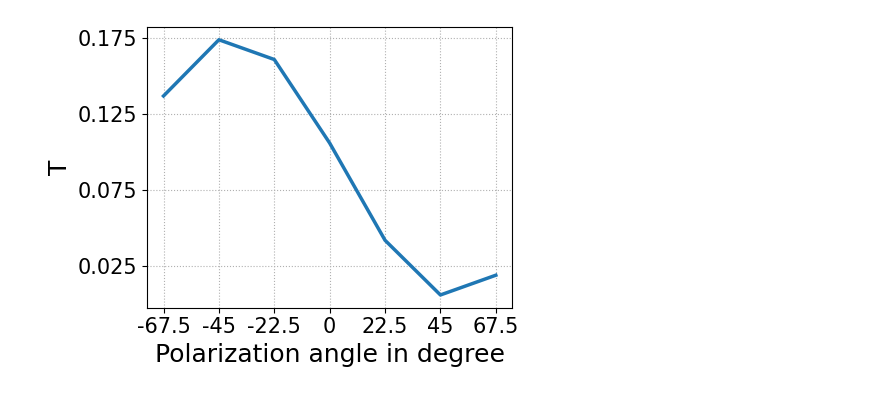
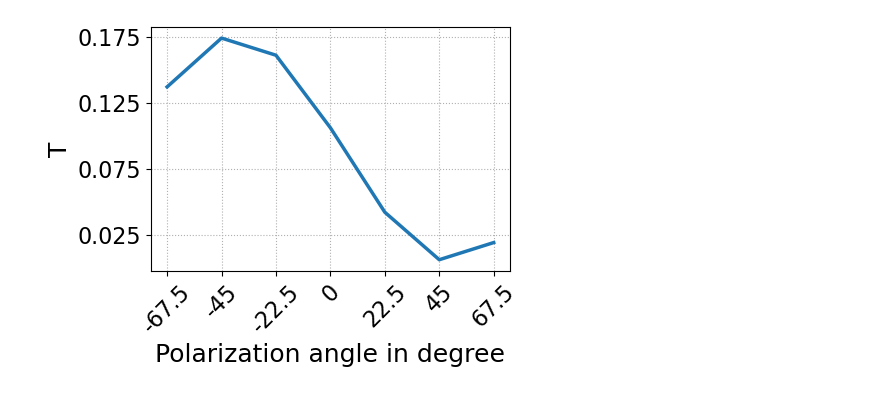
Before and after one commit to TobsTha/BA_code, a Jupyter notebook: Graphics/Polarization_sweep/polarization_sweep.ipynb, the cells around one changed output. Cells and saved outputs as stored; diff of their text form; code cells hidden in the pictures.

```diff
--- a/Graphics/Polarization_sweep/polarization_sweep.ipynb
+++ b/Graphics/Polarization_sweep/polarization_sweep.ipynb
@@ -5,27 +5,29 @@ import pandas as pd
 # %%
 angles = [-67.5, -45, -22.5, 0, 22.5, 45, 67.5]
 transmission = [0.137, 0.174, 0.161, 0.106, 0.042, 0.006, 0.019]
 transmissionlabels = np.linspace(0.025, 0.175, 4)
 
 
-ticklabelsize = 15
+ticklabelsize = 16
 labelsize = 18
 
 fig, ax = plt.subplots(1, 1, figsize=(5, 3.7))
 ax.plot(angles, transmission, linewidth = 2.5)
 ax.set_xlabel('Polarization angle in degree', fontsize = labelsize)
 ax.set_xticks(angles)
 ax.set_xticklabels(angles)
 
 ax.set_ylabel('T', fontsize = labelsize)
 ax.set_yticks(transmissionlabels)
 
+ax.tick_params(axis='x', labelrotation=45)
+
 ax.tick_params(axis = 'both',  labelsize = ticklabelsize)
 ax.grid(linestyle = ':')
 plt.tight_layout()
 plt.show()
 fig.savefig('polarization.pdf')
 fig.savefig('polarization.jpg')
 fig.savefig('polarization.png')
 # %% [output]
-[figure, old version]
+[figure, new version]
```
Also changed, not shown: 10 other files.
